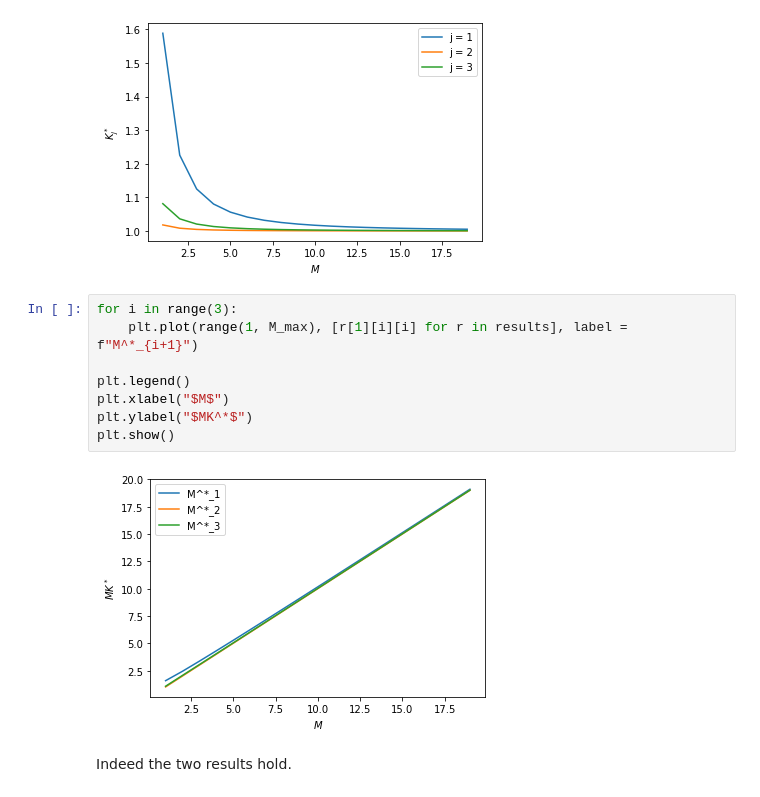
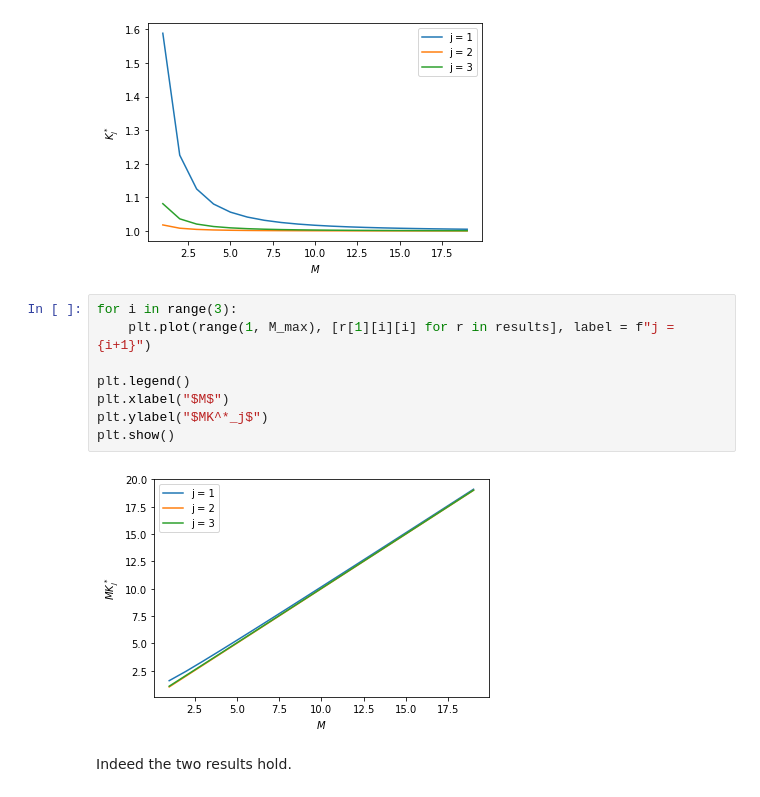
Before and after one commit to weiliubc/strategic_influencer_of_naive_agents, a Jupyter notebook: multiple_agent_case/mk_star.ipynb, the cells around one changed output. Cells and saved outputs as stored; diff of their text form.

Commit message:
fix labels

```diff
--- a/multiple_agent_case/mk_star.ipynb
+++ b/multiple_agent_case/mk_star.ipynb
@@ -59,14 +59,14 @@ plt.show()
 [figure]
 # %%
 for i in range(3):
-    plt.plot(range(1, M_max), [r[1][i][i] for r in results], label = f"M^*_{i+1}")
+    plt.plot(range(1, M_max), [r[1][i][i] for r in results], label = f"j = {i+1}")
 
 plt.legend()
 plt.xlabel("$M$")
-plt.ylabel("$MK^*$")
+plt.ylabel("$MK^*_j$")
 plt.show()
 # %% [output]
-[figure, old version]
+[figure, new version]
 # %% [markdown]
 Indeed the two results hold.
 # %% [markdown]
```
Also changed, not shown: parts of 2 cells of this notebook.
